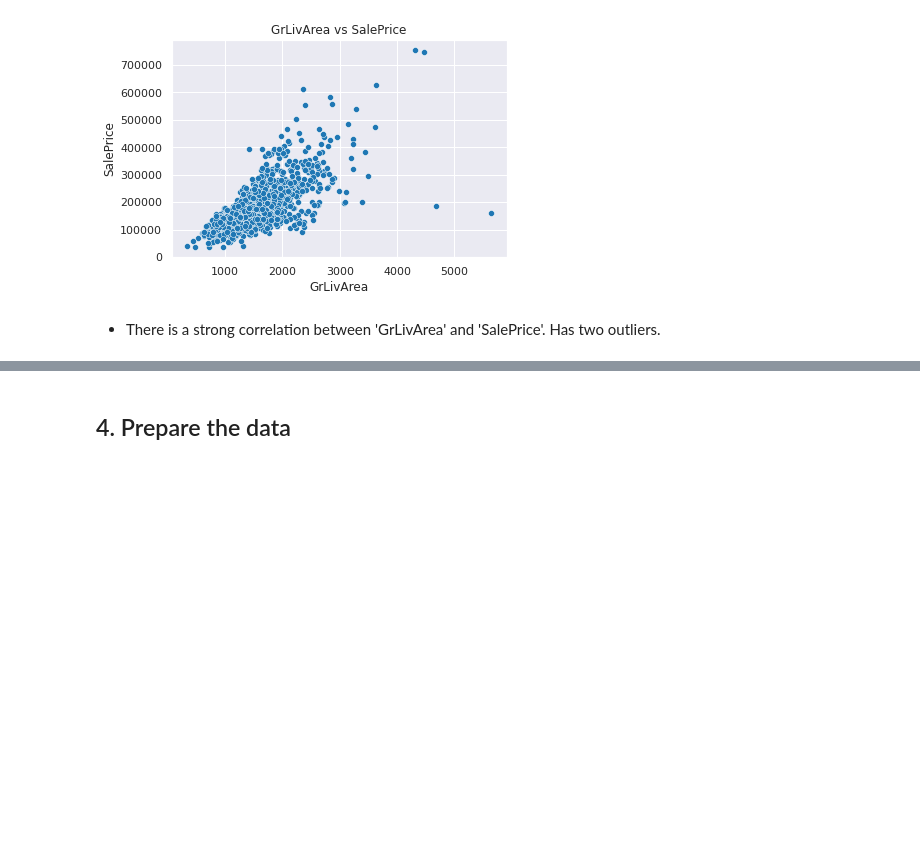
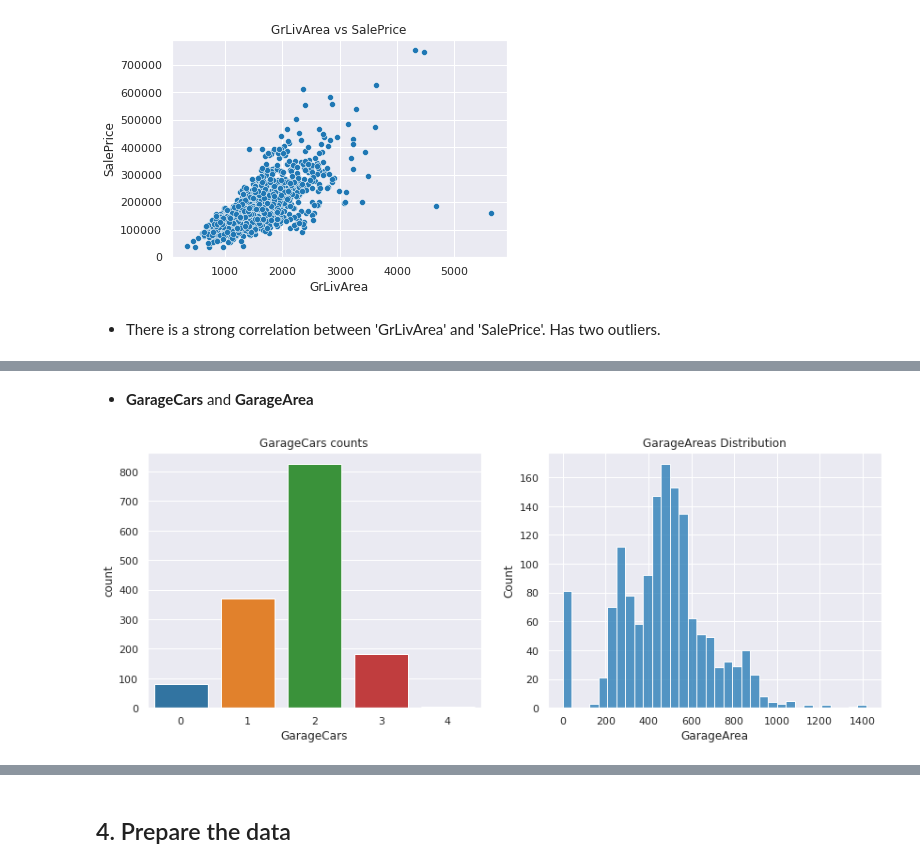
Before and after one commit to adriancervero/kaggle, a Jupyter notebook: house-prices/house-prices.ipynb, the cells around one changed output, grey strips where cells are left out. Cells and saved outputs as stored; diff of their text form; code cells hidden in the pictures; blank space fills up the shorter version.

```diff
--- a/house-prices/house-prices.ipynb
+++ b/house-prices/house-prices.ipynb
@@ -207,0 +234,10 @@ plt.title('GrLivArea vs SalePrice');
+# %% [markdown]
+* **GarageCars** and **GarageArea**
+# %%
+f, ax = plt.subplots(1, 2, figsize=(14,5))
+sns.countplot(train['GarageCars'], ax=ax[0]);
+sns.histplot(train['GarageArea'], ax=ax[1]);
+ax[0].set_title('GarageCars counts');
+ax[1].set_title('GarageAreas Distribution');
+# %% [output]
+[figure, added]
```
Also changed, not shown: parts of 35 cells of this notebook.
